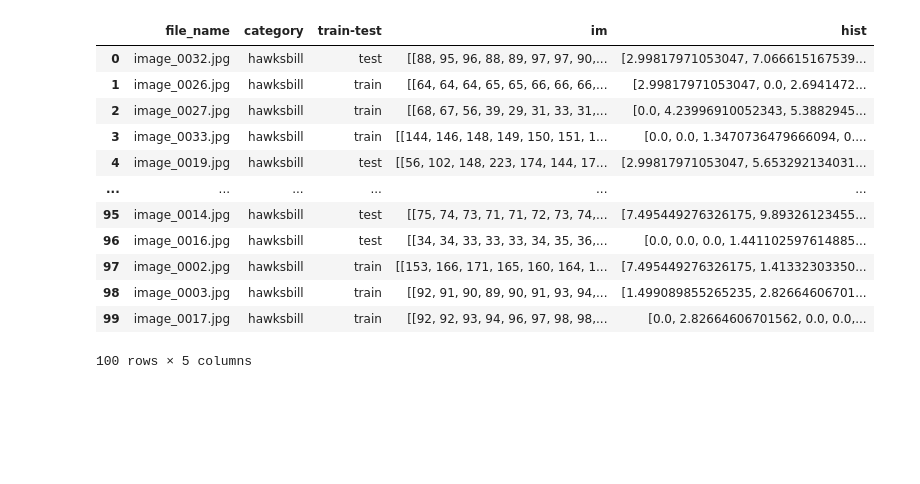
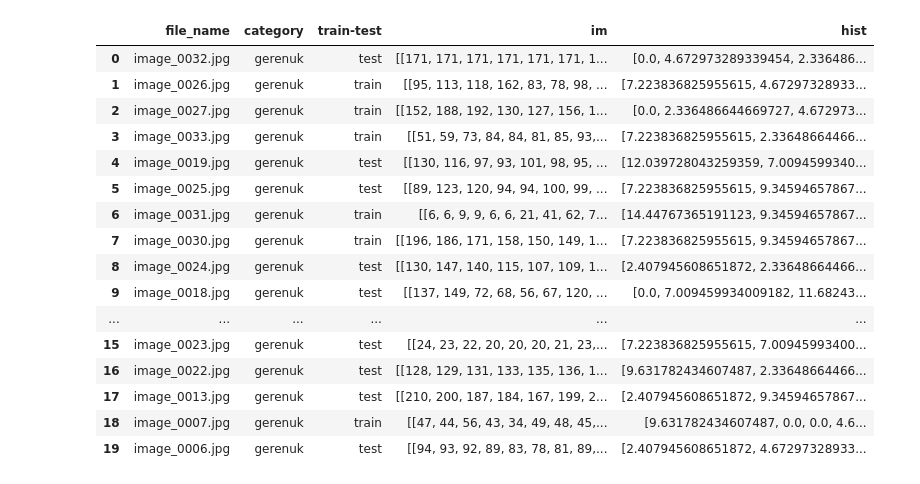
Before and after one commit to Cyrkryta/vision-image-processing, a Jupyter notebook: assignment-4/assignment4.ipynb, the cells around one changed output. Saved outputs shown, nothing was run; the diff lists cells and outputs as text; code cells hidden in the pictures; blank space fills up the shorter version.

```diff
--- a/assignment-4/assignment4.ipynb
+++ b/assignment-4/assignment4.ipynb
@@ -201,26 +201,30 @@ category_dir_list = [os.path.join(category_path, category) for category in categ
 for category_dir in category_dir_list:
     gen_table(category_dir)
 # %%
-# df_list = [pd.DataFrame(table) for table in category_tables]
-# merged_tables = pd.concat(df_list)
-# merged_tables
+df_list = [pd.DataFrame(table) for table in category_tables]
+merged_tables = pd.concat(df_list)
+merged_tables[:20]
 
-tb = pd.DataFrame(category_tables[1])
-tb
+# tb = pd.DataFrame(category_tables[1])
+# tb
 # %% [output]
 |  | file_name | category | train-test | im | hist |
-| 0 | image_0032.jpg | hawksbill | test | [[88, 95, 96, 88, 89, 97, 97, 90,... | [2.99817971053047, 7.066615167539... |
-| 1 | image_0026.jpg | hawksbill | train | [[64, 64, 64, 65, 65, 66, 66, 66,... | [2.99817971053047, 0.0, 2.6941472... |
-| 2 | image_0027.jpg | hawksbill | train | [[68, 67, 56, 39, 29, 31, 33, 31,... | [0.0, 4.23996910052343, 5.3882945... |
-| 3 | image_0033.jpg | hawksbill | train | [[144, 146, 148, 149, 150, 151, 1... | [0.0, 0.0, 1.3470736479666094, 0.... |
-| 4 | image_0019.jpg | hawksbill | test | [[56, 102, 148, 223, 174, 144, 17... | [2.99817971053047, 5.653292134031... |
+| 0 | image_0032.jpg | gerenuk | test | [[171, 171, 171, 171, 171, 171, 1... | [0.0, 4.672973289339454, 2.336486... |
+| 1 | image_0026.jpg | gerenuk | train | [[95, 113, 118, 162, 83, 78, 98, ... | [7.223836825955615, 4.67297328933... |
+| 2 | image_0027.jpg | gerenuk | train | [[152, 188, 192, 130, 127, 156, 1... | [0.0, 2.336486644669727, 4.672973... |
+| 3 | image_0033.jpg | gerenuk | train | [[51, 59, 73, 84, 84, 81, 85, 93,... | [7.223836825955615, 2.33648664466... |
+| 4 | image_0019.jpg | gerenuk | test | [[130, 116, 97, 93, 101, 98, 95, ... | [12.039728043259359, 7.0094599340... |
+| 5 | image_0025.jpg | gerenuk | test | [[89, 123, 120, 94, 94, 100, 99, ... | [7.223836825955615, 9.34594657867... |
+| 6 | image_0031.jpg | gerenuk | train | [[6, 6, 9, 9, 6, 6, 21, 41, 62, 7... | [14.44767365191123, 9.34594657867... |
+| 7 | image_0030.jpg | gerenuk | train | [[196, 186, 171, 158, 150, 149, 1... | [7.223836825955615, 9.34594657867... |
+| 8 | image_0024.jpg | gerenuk | test | [[130, 147, 140, 115, 107, 109, 1... | [2.407945608651872, 2.33648664466... |
+| 9 | image_0018.jpg | gerenuk | test | [[137, 149, 72, 68, 56, 67, 120, ... | [0.0, 7.009459934009182, 11.68243... |
 | ... | ... | ... | ... | ... | ... |
-| 95 | image_0014.jpg | hawksbill | test | [[75, 74, 73, 71, 71, 72, 73, 74,... | [7.495449276326175, 9.89326123455... |
-| 96 | image_0016.jpg | hawksbill | test | [[34, 34, 33, 33, 33, 34, 35, 36,... | [0.0, 0.0, 0.0, 1.441102597614885... |
-| 97 | image_0002.jpg | hawksbill | train | [[153, 166, 171, 165, 160, 164, 1... | [7.495449276326175, 1.41332303350... |
-| 98 | image_0003.jpg | hawksbill | train | [[92, 91, 90, 89, 90, 91, 93, 94,... | [1.499089855265235, 2.82664606701... |
-| 99 | image_0017.jpg | hawksbill | train | [[92, 92, 93, 94, 96, 97, 98, 98,... | [0.0, 2.82664606701562, 0.0, 0.0,... |
+| 15 | image_0023.jpg | gerenuk | test | [[24, 23, 22, 20, 20, 20, 21, 23,... | [7.223836825955615, 7.00945993400... |
+| 16 | image_0022.jpg | gerenuk | test | [[128, 129, 131, 133, 135, 136, 1... | [9.631782434607487, 2.33648664466... |
+| 17 | image_0013.jpg | gerenuk | test | [[210, 200, 187, 184, 167, 199, 2... | [2.407945608651872, 9.34594657867... |
+| 18 | image_0007.jpg | gerenuk | train | [[47, 44, 56, 43, 34, 49, 48, 45,... | [9.631782434607487, 0.0, 0.0, 4.6... |
+| 19 | image_0006.jpg | gerenuk | test | [[94, 93, 92, 89, 83, 78, 81, 89,... | [2.407945608651872, 4.67297328933... |
-100 rows × 5 columns
 # %%
 def common_words(hist1, hist2):
     min = np.minimum(hist1, hist2)
```
Also changed, not shown: parts of 5 cells of this notebook.
